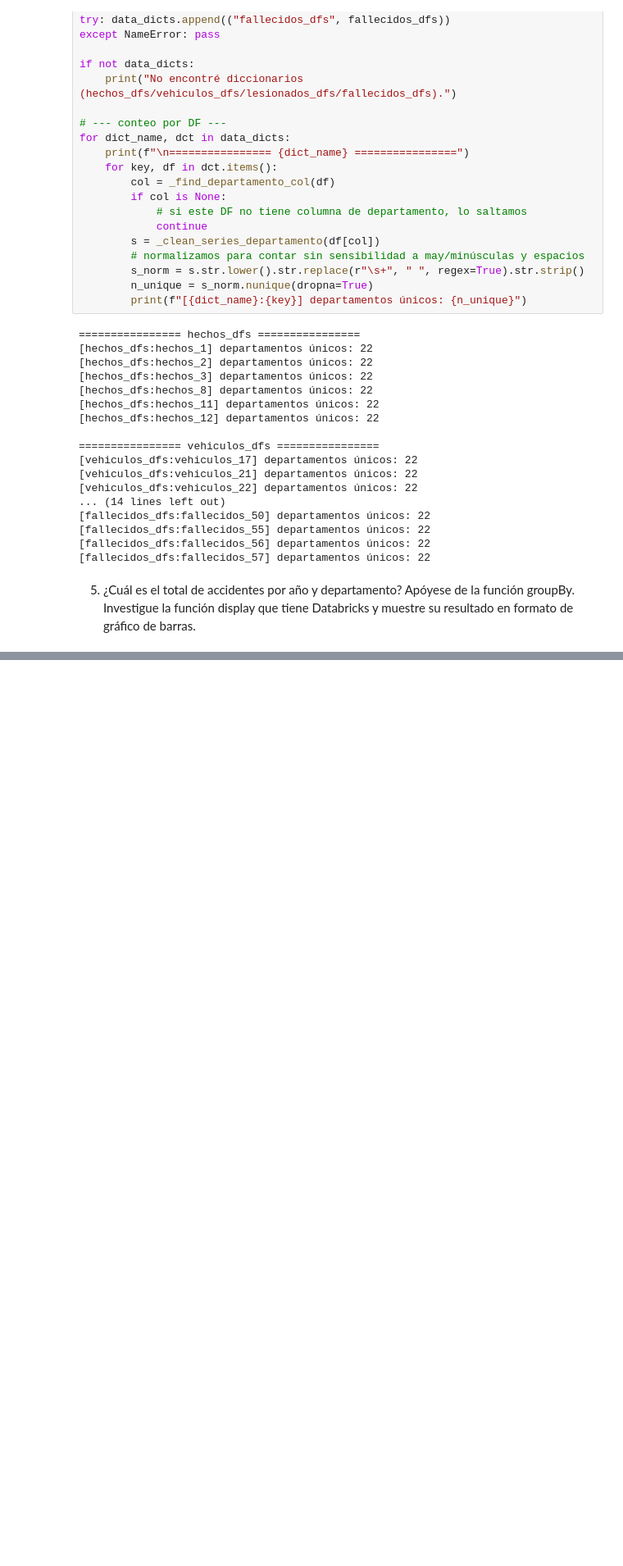
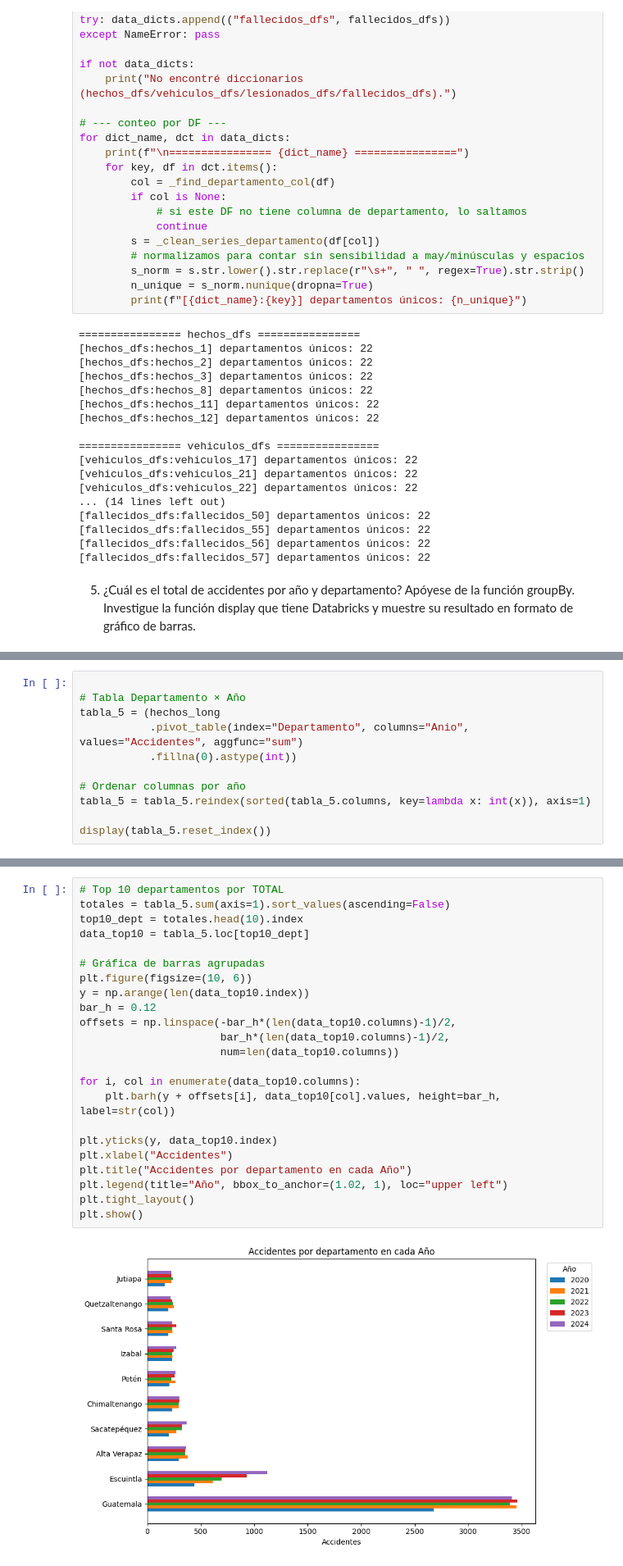
Before and after one commit to angelargd8/lab8-ds, a Jupyter notebook: notebooks/main.ipynb, the cells around one changed output, grey strips where cells are left out. Shown at 82% size. Cells and saved outputs as stored; diff of their text form; blank space fills up the shorter version.

```diff
--- a/notebooks/main.ipynb
+++ b/notebooks/main.ipynb
@@ -1709,0 +1708,11 @@ gráfico de columnas.
+# %%
+
+# Tabla Departamento × Año
+tabla_5 = (hechos_long
+           .pivot_table(index="Departamento", columns="Anio", values="Accidentes", aggfunc="sum")
+           .fillna(0).astype(int))
+
+# Ordenar columnas por año
+tabla_5 = tabla_5.reindex(sorted(tabla_5.columns, key=lambda x: int(x)), axis=1)
+
+display(tabla_5.reset_index())
@@ -1710 +1737,26 @@ gráfico de columnas.
+# %%
+# Top 10 departamentos por TOTAL
+totales = tabla_5.sum(axis=1).sort_values(ascending=False)
+top10_dept = totales.head(10).index
+data_top10 = tabla_5.loc[top10_dept]
+
+# Gráfica de barras agrupadas
+plt.figure(figsize=(10, 6))
+y = np.arange(len(data_top10.index))
+bar_h = 0.12
+offsets = np.linspace(-bar_h*(len(data_top10.columns)-1)/2,
+                      bar_h*(len(data_top10.columns)-1)/2,
+                      num=len(data_top10.columns))
+
+for i, col in enumerate(data_top10.columns):
+    plt.barh(y + offsets[i], data_top10[col].values, height=bar_h, label=str(col))
+
+plt.yticks(y, data_top10.index)
+plt.xlabel("Accidentes")
+plt.title("Accidentes por departamento en cada Año")
+plt.legend(title="Año", bbox_to_anchor=(1.02, 1), loc="upper left")
+plt.tight_layout()
+plt.show()
+# %% [output]
+[figure, added]
 # %% [markdown]
```
Also changed, not shown: parts of 12 cells of this notebook.
